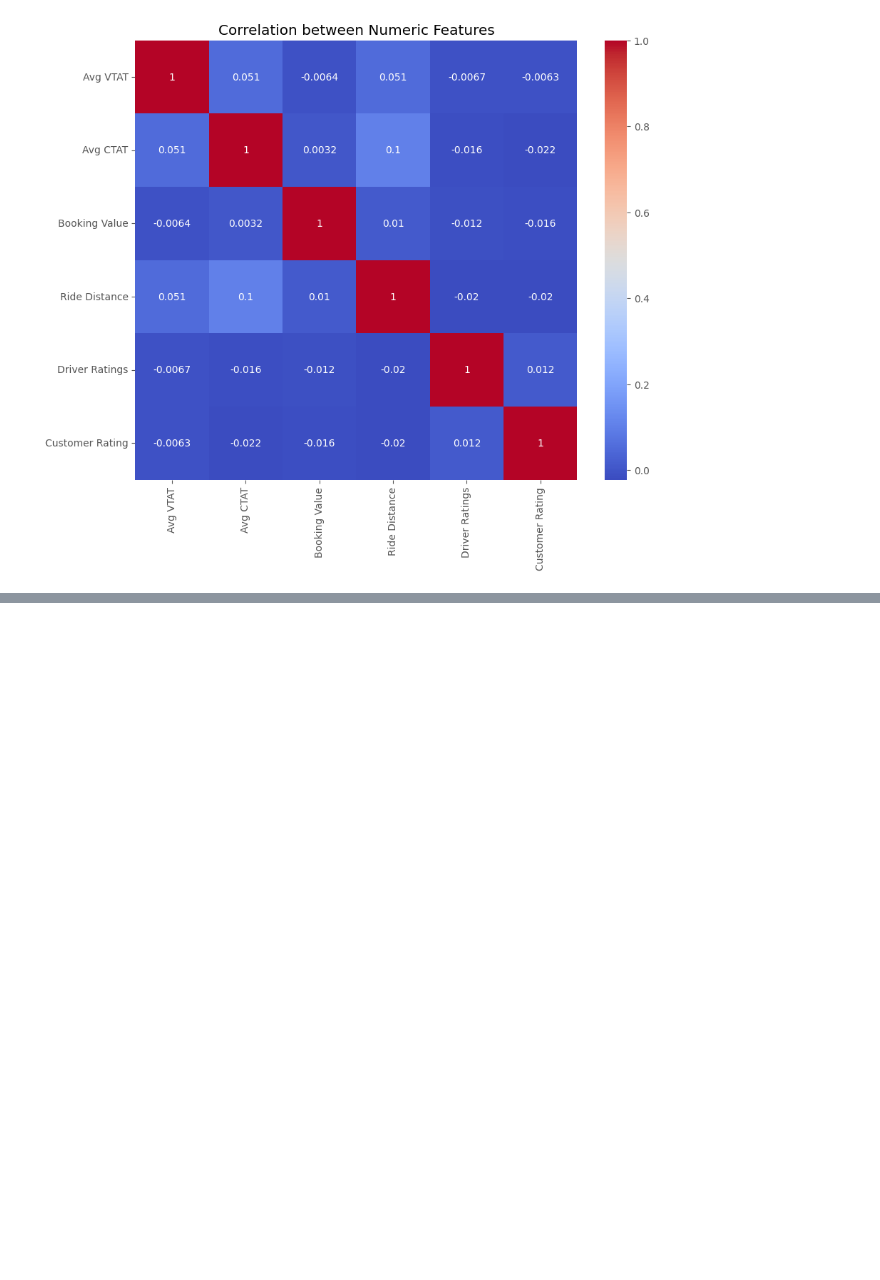
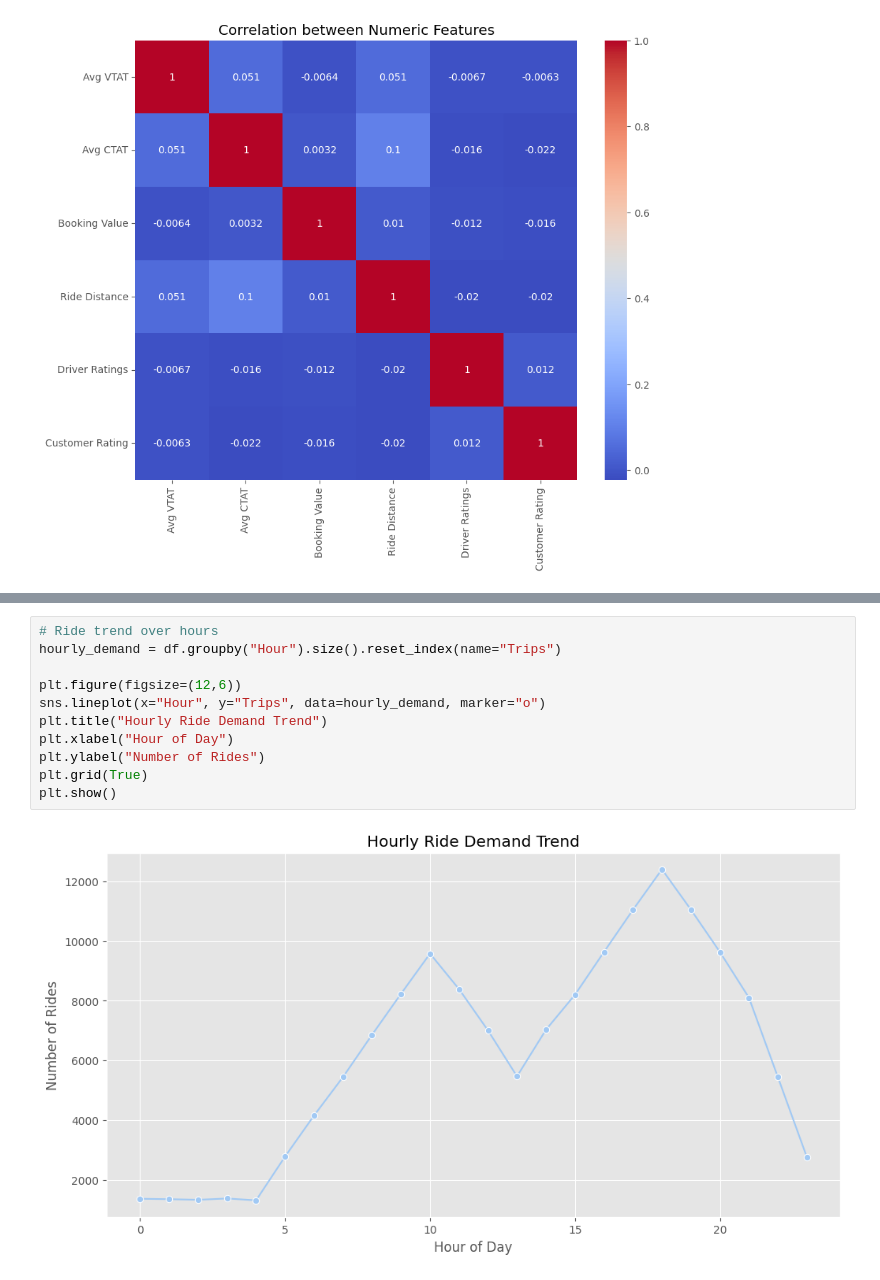
Before and after one commit to EZZY619/kaggle-notebooks-portfolio, a Jupyter notebook: uberdataset.ipynb, the cells around one changed output, grey strips where cells are left out. Saved outputs shown, nothing was run; the diff lists cells and outputs as text; blank space fills up the shorter version.

```diff
--- a/uberdataset.ipynb
+++ b/uberdataset.ipynb
@@ -326,0 +346,13 @@ plt.show()
+# %%
+# Ride trend over hours
+hourly_demand = df.groupby("Hour").size().reset_index(name="Trips")
+
+plt.figure(figsize=(12,6))
+sns.lineplot(x="Hour", y="Trips", data=hourly_demand, marker="o")
+plt.title("Hourly Ride Demand Trend")
+plt.xlabel("Hour of Day")
+plt.ylabel("Number of Rides")
+plt.grid(True)
+plt.show()
+# %% [output]
+[figure, added]
```
Also changed, not shown: parts of 4 cells of this notebook.
